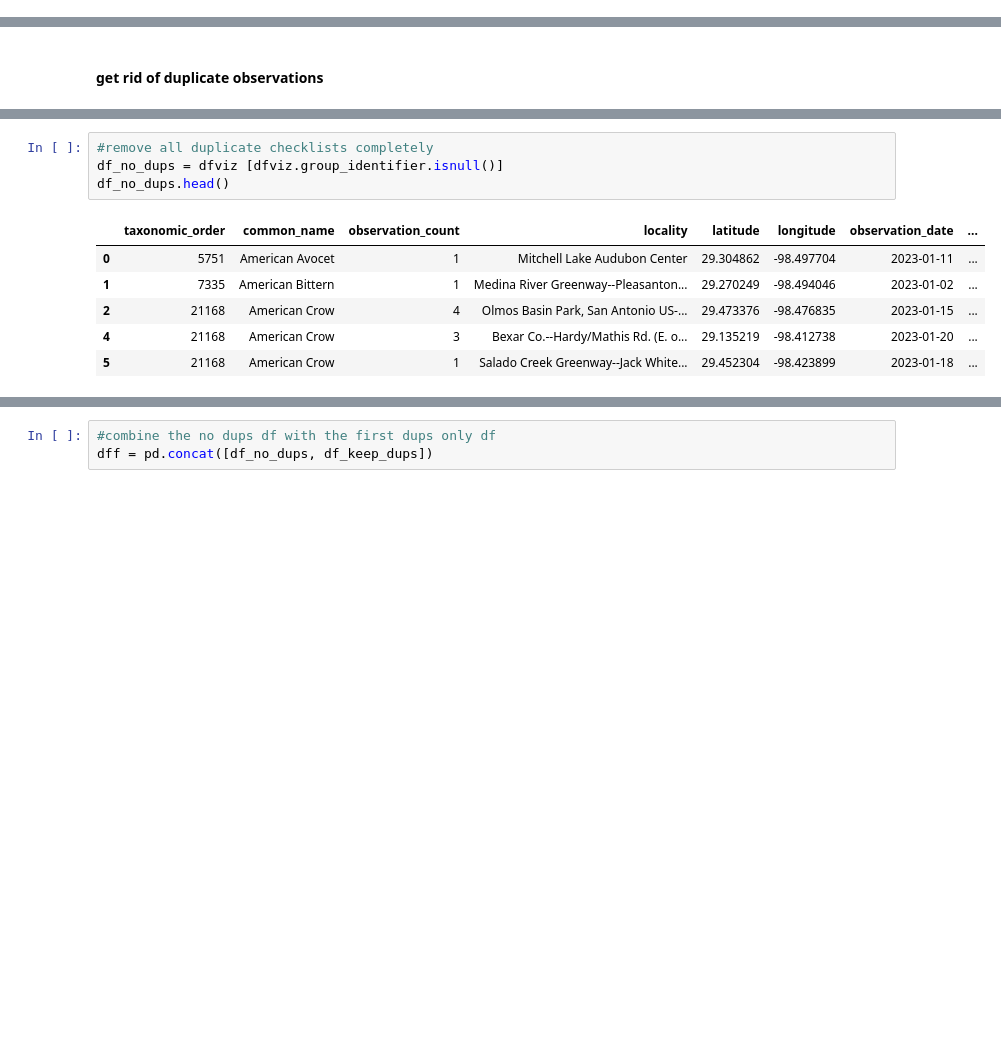
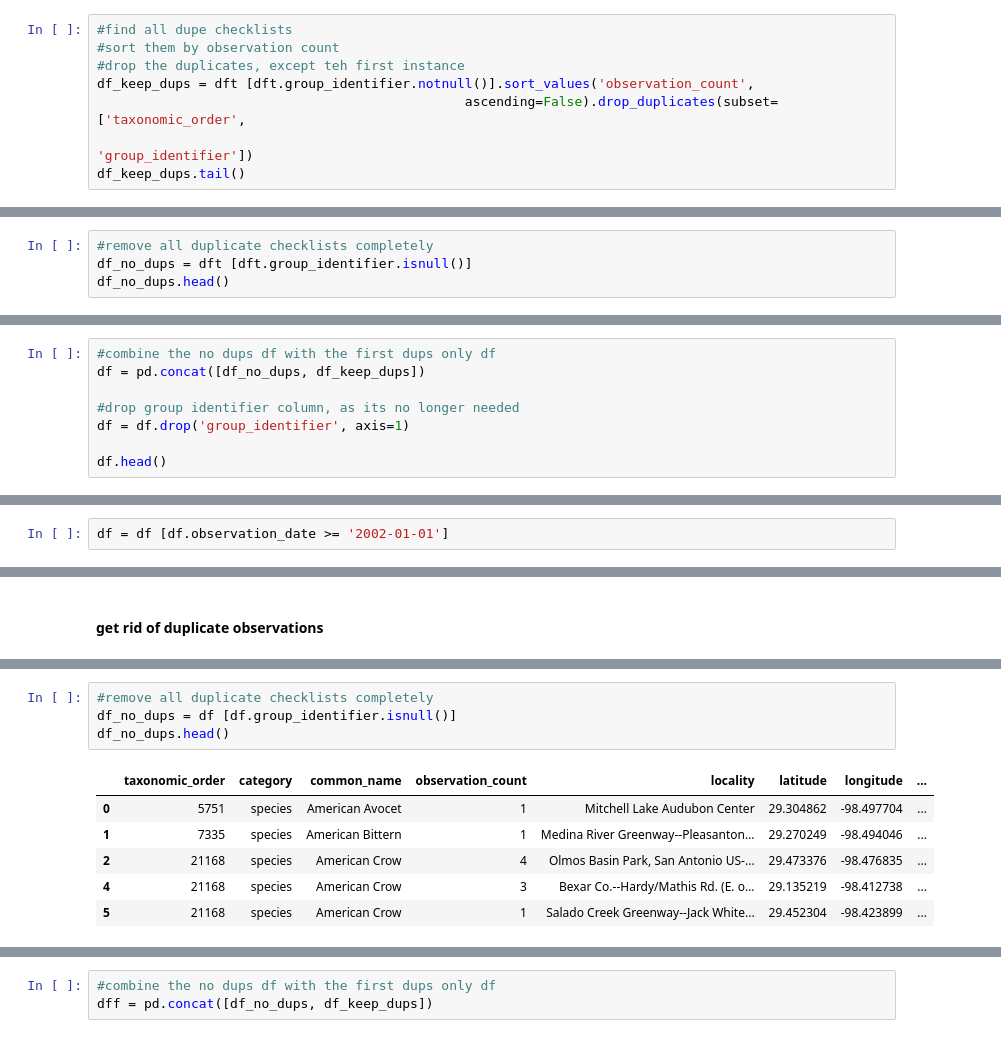
Before and after one commit to misty-garcia/bird_data, a Jupyter notebook: bexar_county_2023.ipynb, the cells around one changed output, grey strips where cells are left out. Cells and saved outputs as stored; diff of their text form; blank space fills up the shorter version.

```diff
--- a/bexar_county_2023.ipynb
+++ b/bexar_county_2023.ipynb
@@ -75,0 +100,8 @@ df = df_init.drop(columns=['global_unique_identifier','last_edited_date','taxon_
+# %%
+#find all dupe checklists
+#sort them by observation count
+#drop the duplicates, except teh first instance
+df_keep_dups = dft [dft.group_identifier.notnull()].sort_values('observation_count',
+                                               ascending=False).drop_duplicates(subset=['taxonomic_order',
+                                                                                        'group_identifier'])
+df_keep_dups.tail()
@@ -75,0 +119,4 @@ df = df_init.drop(columns=['global_unique_identifier','last_edited_date','taxon_
+# %%
+#remove all duplicate checklists completely
+df_no_dups = dft [dft.group_identifier.isnull()]
+df_no_dups.head()
@@ -75,0 +134,8 @@ df = df_init.drop(columns=['global_unique_identifier','last_edited_date','taxon_
+# %%
+#combine the no dups df with the first dups only df
+df = pd.concat([df_no_dups, df_keep_dups])
+
+#drop group identifier column, as its no longer needed
+df = df.drop('group_identifier', axis=1)
+
+df.head()
@@ -75,0 +152,2 @@ df = df_init.drop(columns=['global_unique_identifier','last_edited_date','taxon_
+# %%
+df = df [df.observation_date >= '2002-01-01']
@@ -360,14 +455,14 @@ df_keep_dups.shape
 # %%
 #remove all duplicate checklists completely
-df_no_dups = dfviz [dfviz.group_identifier.isnull()]
+df_no_dups = df [df.group_identifier.isnull()]
 df_no_dups.head()
 # %% [output]
-|  | taxonomic_order | common_name | observation_count | locality | latitude | longitude | observation_date | ... |
-| 0 | 5751 | American Avocet | 1 | Mitchell Lake Audubon Center | 29.304862 | -98.497704 | 2023-01-11 | ... |
-| 1 | 7335 | American Bittern | 1 | Medina River Greenway--Pleasanton... | 29.270249 | -98.494046 | 2023-01-02 | ... |
-| 2 | 21168 | American Crow | 4 | Olmos Basin Park, San Antonio US-... | 29.473376 | -98.476835 | 2023-01-15 | ... |
-| 4 | 21168 | American Crow | 3 | Bexar Co.--Hardy/Mathis Rd. (E. o... | 29.135219 | -98.412738 | 2023-01-20 | ... |
-| 5 | 21168 | American Crow | 1 | Salado Creek Greenway--Jack White... | 29.452304 | -98.423899 | 2023-01-18 | ... |
+|  | taxonomic_order | category | common_name | observation_count | locality | latitude | longitude | ... |
+| 0 | 5751 | species | American Avocet | 1 | Mitchell Lake Audubon Center | 29.304862 | -98.497704 | ... |
+| 1 | 7335 | species | American Bittern | 1 | Medina River Greenway--Pleasanton... | 29.270249 | -98.494046 | ... |
+| 2 | 21168 | species | American Crow | 4 | Olmos Basin Park, San Antonio US-... | 29.473376 | -98.476835 | ... |
+| 4 | 21168 | species | American Crow | 3 | Bexar Co.--Hardy/Mathis Rd. (E. o... | 29.135219 | -98.412738 | ... |
+| 5 | 21168 | species | American Crow | 1 | Salado Creek Greenway--Jack White... | 29.452304 | -98.423899 | ... |
 # %%
 df_no_dups.shape
 # %% [output]
```
Also changed, not shown: parts of 43 cells of this notebook, 1 other file.
